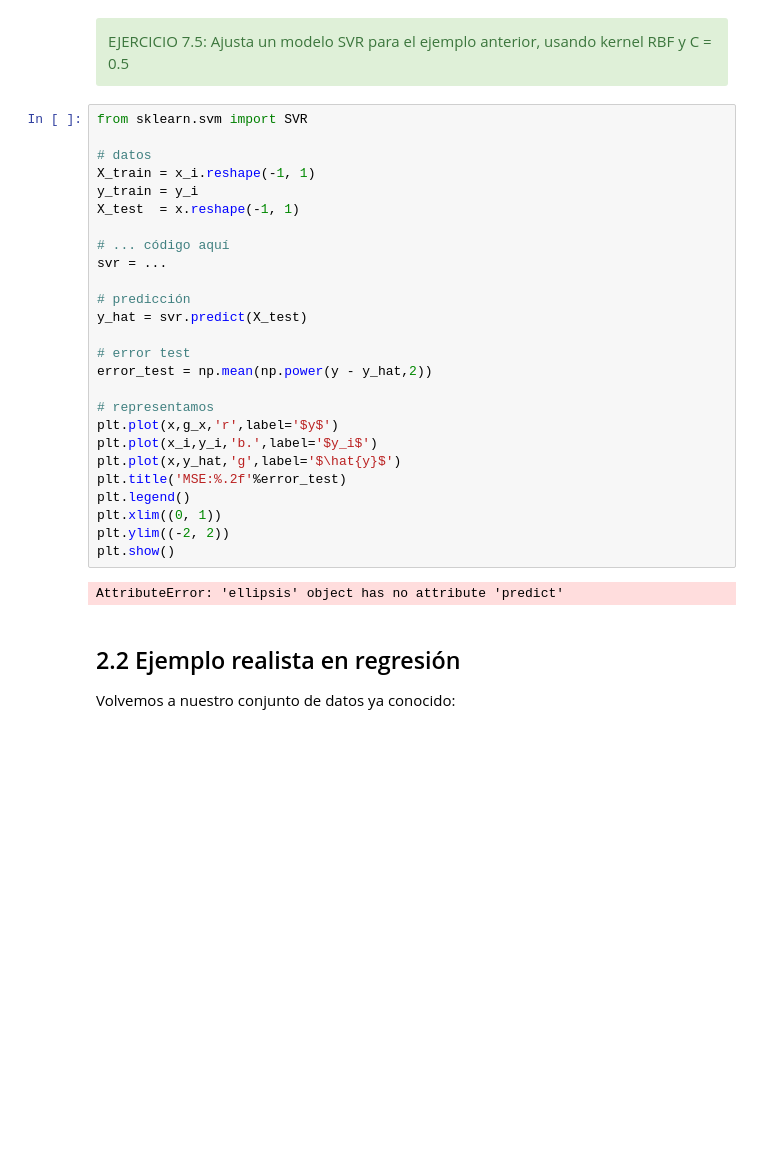
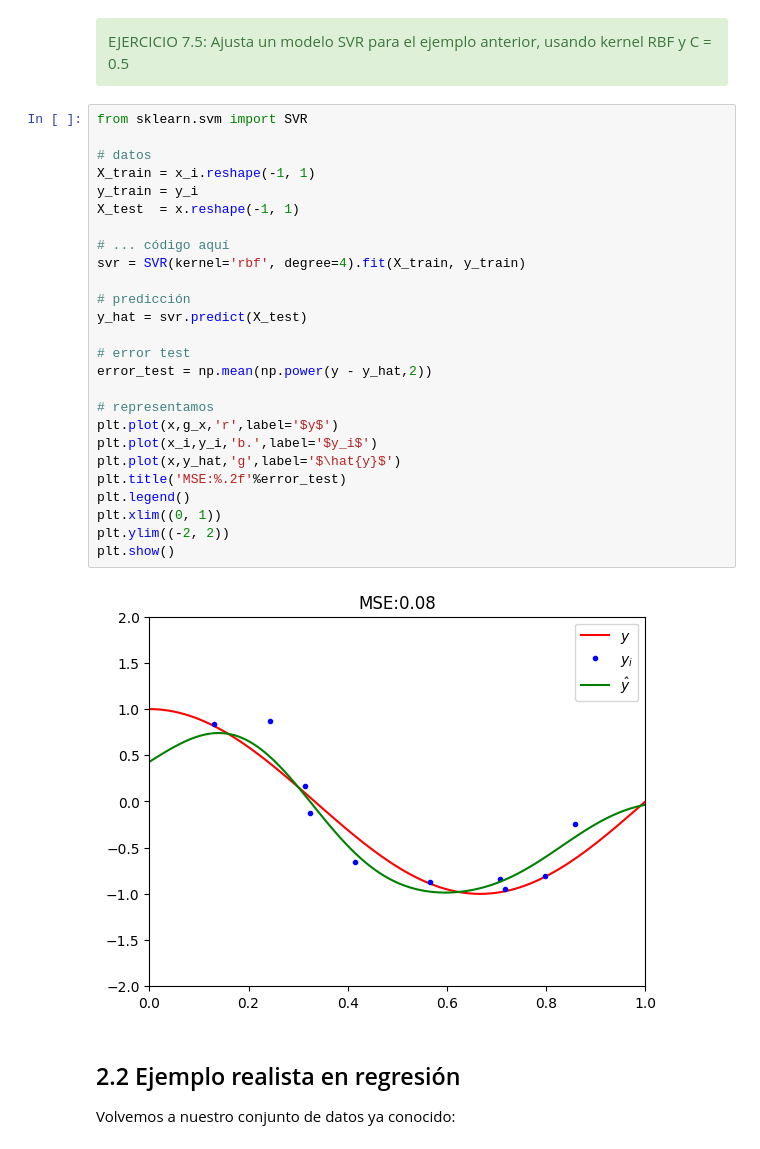
Before and after one commit to KeepCoding-IA-4/machine-learning, a Jupyter notebook: notebooks/7. SVMs y Métodos Kernel.ipynb, the cells around one changed output. Drawn from its saved outputs; the diff is of its cells as text; blank space fills up the shorter version.

```diff
--- a/notebooks/7. SVMs y Métodos Kernel.ipynb
+++ b/notebooks/7. SVMs y Métodos Kernel.ipynb
@@ -418,31 +439,31 @@ EJERCICIO 7.5: Ajusta un modelo SVR para el ejemplo anterior, usando kernel RBF
 # %%
 from sklearn.svm import SVR
 
 # datos
 X_train = x_i.reshape(-1, 1)
 y_train = y_i
 X_test  = x.reshape(-1, 1)
 
 # ... código aquí
-svr = ...
+svr = SVR(kernel='rbf', degree=4).fit(X_train, y_train)
 
 # predicción
 y_hat = svr.predict(X_test)
 
 # error test
 error_test = np.mean(np.power(y - y_hat,2))
 
 # representamos
 plt.plot(x,g_x,'r',label='$y$')
 plt.plot(x_i,y_i,'b.',label='$y_i$')
 plt.plot(x,y_hat,'g',label='$\hat{y}$')
 plt.title('MSE:%.2f'%error_test)
 plt.legend()
 plt.xlim((0, 1))
 plt.ylim((-2, 2))
 plt.show()
 # %% [output]
-AttributeError: 'ellipsis' object has no attribute 'predict'
+[figure, added]
 # %% [markdown]
 ## 2.2 Ejemplo realista en regresión
 
```
Also changed, not shown: parts of 9 cells of this notebook, 4 other files.
